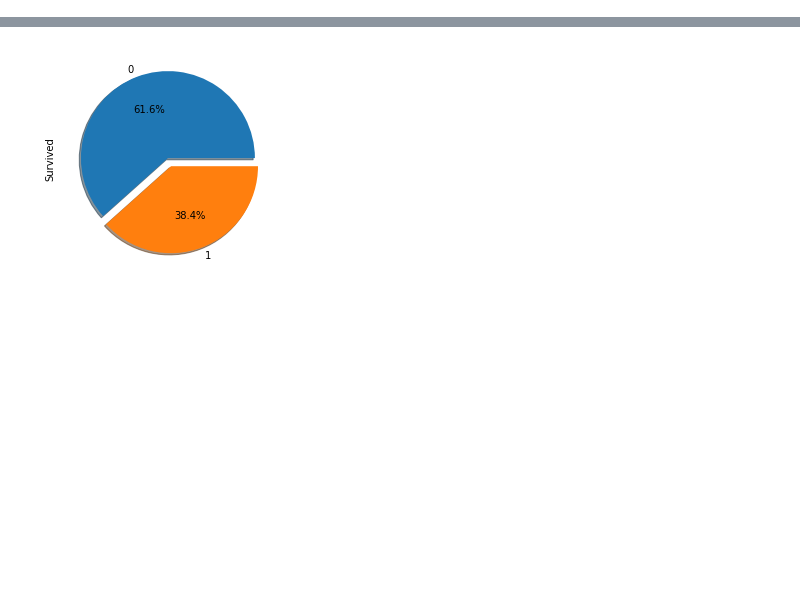
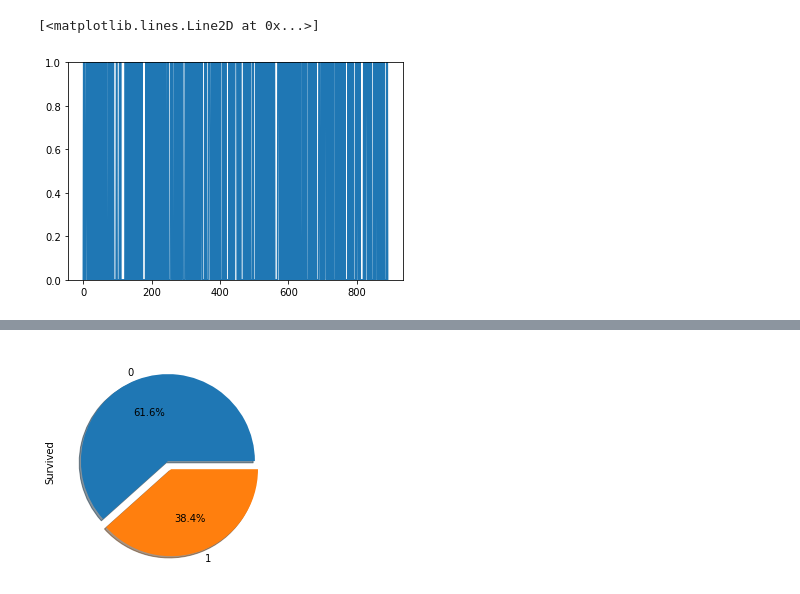
Before and after one commit to LeeJSmasw/Data_Science, a Jupyter notebook: titanic/titanic_eda1.ipynb, the cells around one changed output, grey strips where cells are left out. Drawn from its saved outputs; the diff is of its cells as text; code cells hidden in the pictures; blank space fills up the shorter version.

```diff
--- a/titanic/titanic_eda1.ipynb
+++ b/titanic/titanic_eda1.ipynb
@@ -71,0 +56,3 @@ dtype: int64
+# %%
+data = titanic_df.drop(columns=['Cabin','PassengerId','Name','Sex','Ticket','SibSp','Embarked'])
+data
@@ -71,0 +73,8 @@ dtype: int64
+# %%
+plt.plot(data.iloc[:,0],scaley=False)
+#plot에 예기치 않는 놈이 있다?
+#*args x는 x축에 입력될 데이터, y는 y축에 들어갈 데이터, x는 선택이지만 y는 반드시 들어가야함
+#scalex와 scaley는 자동으로 크기 조절해주는거 의미 기본 true 되어있음 근데 임마는 왜이럴까나
+# %% [output]
+[<matplotlib.lines.Line2D at 0x...>]
+[figure, added]
```
Also changed, not shown: parts of 32 cells of this notebook.
